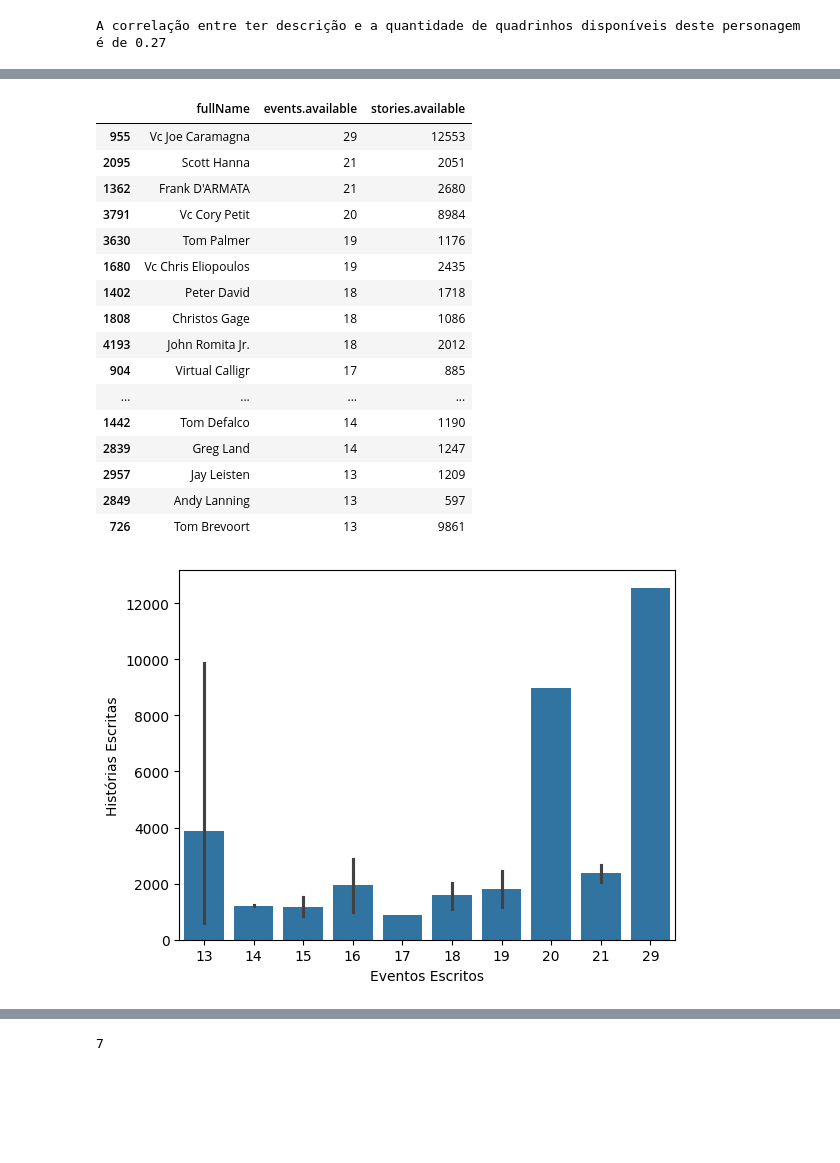
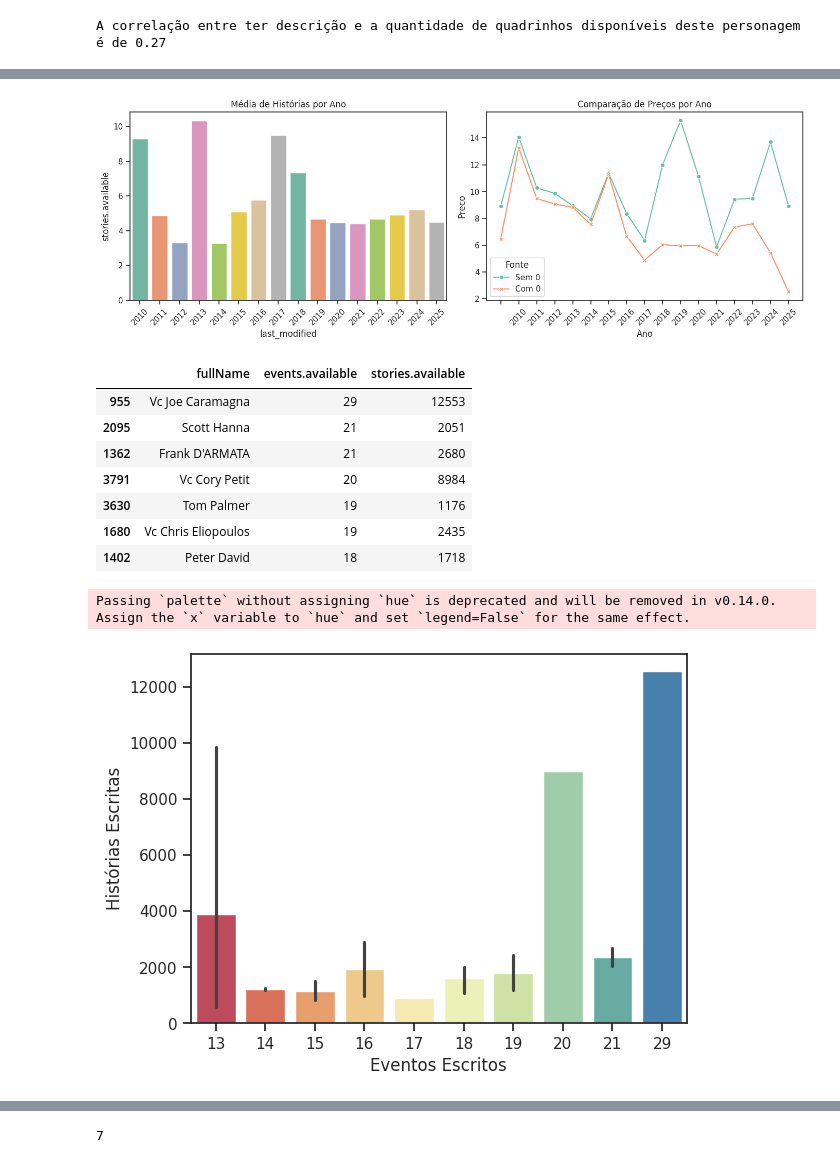
Before and after one commit to thamyrissacamoto/MarvelAPI, a Jupyter notebook: AnalisandoInsights.ipynb, the cells around one changed output, grey strips where cells are left out. Drawn from its saved outputs; the diff is of its cells as text; code cells hidden in the pictures; blank space fills up the shorter version.

```diff
--- a/AnalisandoInsights.ipynb
+++ b/AnalisandoInsights.ipynb
@@ -81,7 +81,7 @@ for col in characters.columns:
 df = pd.DataFrame(list(Nan_relation.items()), columns=['Colunas', 'Quantidade'])
 df = df[df["Quantidade"] > 0]
 
-sns.set_theme()
+sns.set_theme(style='ticks')
 sns.barplot(data=df, x="Colunas", y="Quantidade")
 plt.xlabel("Colunas")
 plt.ylabel("Frequência de Valores Nulos")
@@ -288,9 +289,24 @@ sns.kdeplot(data=comics[comics["creators.available"] > 0], x="creators.available
+# %%
+fig, axes = plt.subplots(1, 2, figsize=(14, 5))  # 1 row, 2 columns
+
+sns.barplot(data=media_historias, x='last_modified', y='stories.available', ax=axes[0], palette='Set2', hue='last_modified', legend=False)
+axes[0].set_title('Média de Histórias por Ano')
+axes[0].tick_params(axis='x', rotation=45)
+
+sns.lineplot(data=df_long, x='Ano', y='Preco', hue='Fonte', markers=True, style='Fonte', dashes=False, ax=axes[1], palette='Set2')
+axes[1].set_title('Comparação de Preços por Ano')
+axes[1].tick_params(axis='x', rotation=45)
+
+plt.tight_layout()
+plt.show()
+# %% [output]
+[figure, added]
 # %%
 creators = creators[~creators["fullName"].isna()]
 # %%
 cols = ["fullName", "events.available", "stories.available"]
 most_events = creators[cols].sort_values("events.available", ascending=False).head(25)
-most_events
+most_events.head(7)
 # %% [output]
 |  | fullName | events.available | stories.available |
 | 955 | Vc Joe Caramagna | 29 | 12553 |
@@ -300,22 +316,14 @@ most_events
 | 3630 | Tom Palmer | 19 | 1176 |
 | 1680 | Vc Chris Eliopoulos | 19 | 2435 |
 | 1402 | Peter David | 18 | 1718 |
-| 1808 | Christos Gage | 18 | 1086 |
-| 4193 | John Romita Jr. | 18 | 2012 |
-| 904 | Virtual Calligr | 17 | 885 |
-| ... | ... | ... | ... |
-| 1442 | Tom Defalco | 14 | 1190 |
-| 2839 | Greg Land | 14 | 1247 |
-| 2957 | Jay Leisten | 13 | 1209 |
-| 2849 | Andy Lanning | 13 | 597 |
-| 726 | Tom Brevoort | 13 | 9861 |
 # %%
-sns.barplot(data=most_events, x="events.available", y="stories.available")
+sns.barplot(data=most_events, x="events.available", y="stories.available", palette='Spectral')
 plt.xlabel("Eventos Escritos")
 plt.ylabel("Histórias Escritas")
 plt.show()
 # %% [output]
+Passing `palette` without assigning `hue` is deprecated and will be removed in v0.14.0. Assign the `x` variable to `hue` and set `legend=False` for the same effect.
-[figure, old version]
+[figure, new version]
 # %%
 cols = ["fullName", "stories.available", "events.available"]
 most_stories = creators[cols].sort_values("stories.available", ascending=False).head(25)
```
Also changed, not shown: parts of 29 cells of this notebook.
